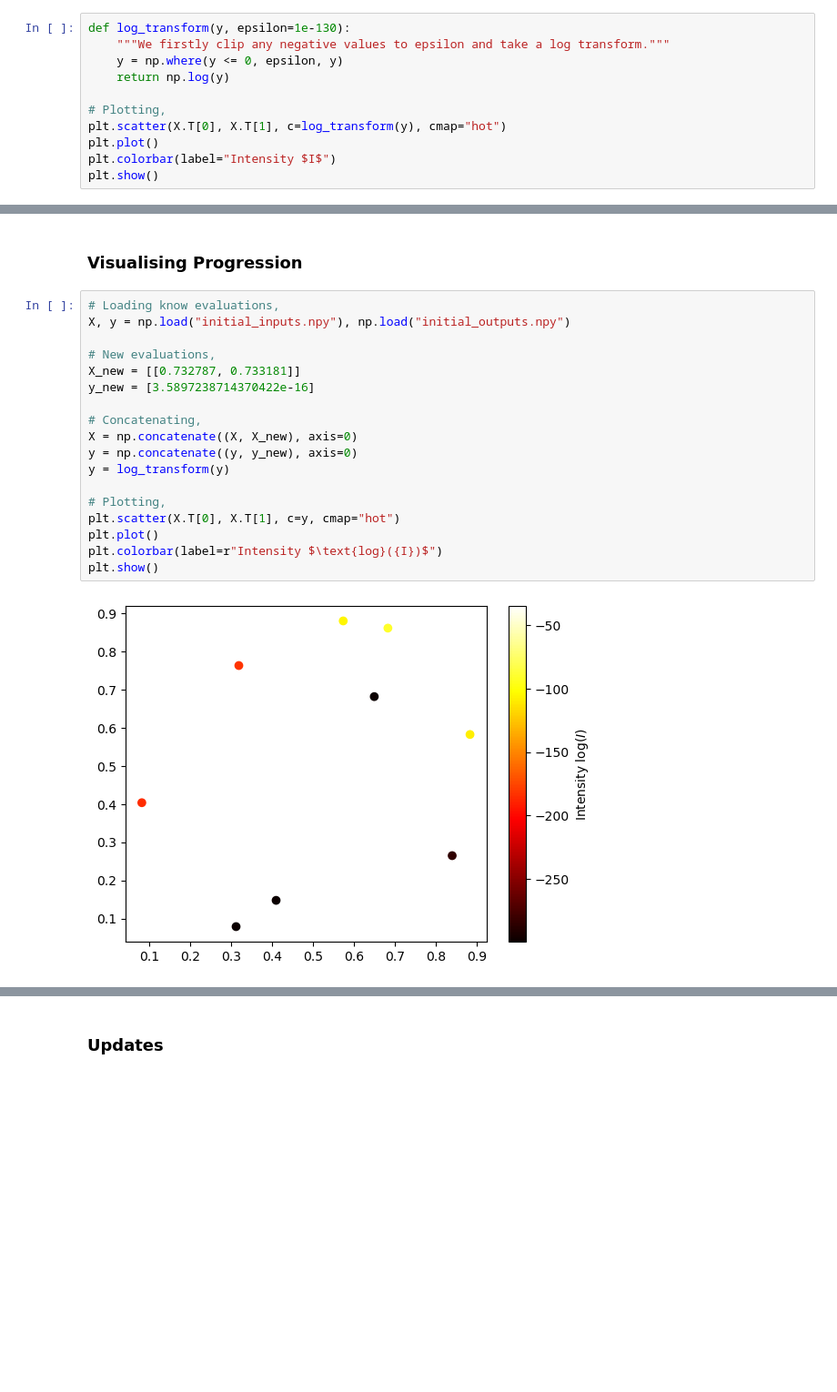
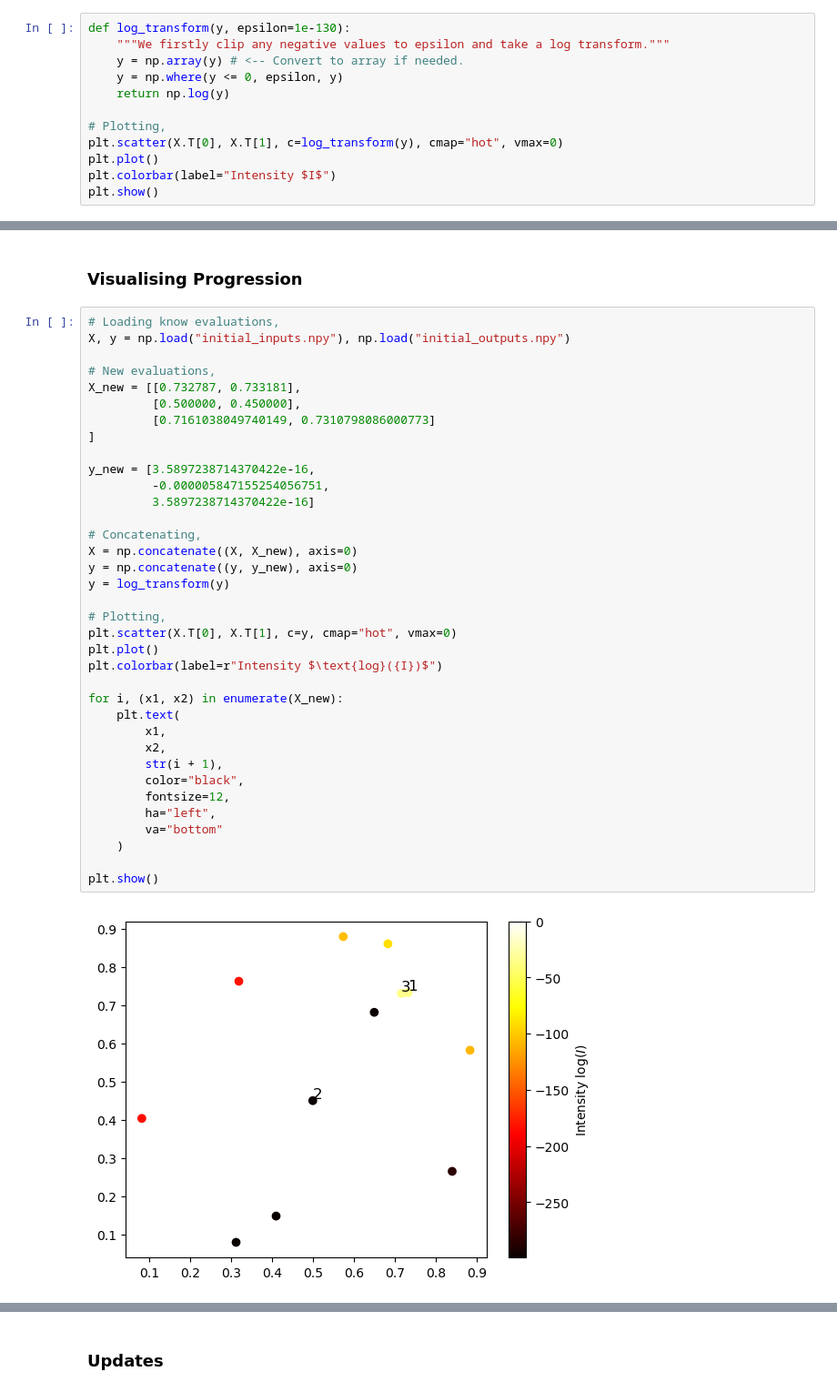
Before and after one commit to prithvi-ramrucha/Capstone-Project, a Jupyter notebook: Function 1/Function 1.ipynb, the cells around one changed output, grey strips where cells are left out. Shown at 91% size. Drawn from its saved outputs; the diff is of its cells as text; blank space fills up the shorter version.

```diff
--- a/Function 1/Function 1.ipynb
+++ b/Function 1/Function 1.ipynb
@@ -53,11 +53,12 @@ Values which are negative are clipped to a small positive non-zero value $\epsil
 # %%
 def log_transform(y, epsilon=1e-130):
     """We firstly clip any negative values to epsilon and take a log transform."""
+    y = np.array(y) # <-- Convert to array if needed.
     y = np.where(y <= 0, epsilon, y)
     return np.log(y)
 
 # Plotting,
-plt.scatter(X.T[0], X.T[1], c=log_transform(y), cmap="hot")
+plt.scatter(X.T[0], X.T[1], c=log_transform(y), cmap="hot", vmax=0)
 plt.plot()
 plt.colorbar(label="Intensity $I$")
 plt.show()
@@ -178,20 +179,38 @@ Point Query 2: [0.7258572437999095, 0.7319450456407999]
 # %%
 # Loading know evaluations,
 X, y = np.load("initial_inputs.npy"), np.load("initial_outputs.npy")
 
 # New evaluations,
-X_new = [[0.732787, 0.733181]]
-y_new = [3.5897238714370422e-16]
+X_new = [[0.732787, 0.733181],
+         [0.500000, 0.450000],
+         [0.7161038049740149, 0.7310798086000773]
+]
+
+y_new = [3.5897238714370422e-16,
+         -0.000005847155254056751,
+         3.5897238714370422e-16]
 
 # Concatenating,
 X = np.concatenate((X, X_new), axis=0)
 y = np.concatenate((y, y_new), axis=0)
 y = log_transform(y)
 
 # Plotting,
-plt.scatter(X.T[0], X.T[1], c=y, cmap="hot")
+plt.scatter(X.T[0], X.T[1], c=y, cmap="hot", vmax=0)
 plt.plot()
 plt.colorbar(label=r"Intensity $\text{log}({I})$")
+
+for i, (x1, x2) in enumerate(X_new):
+    plt.text(
+        x1,
+        x2,
+        str(i + 1),
+        color="black",
+        fontsize=12,
+        ha="left",
+        va="bottom"
+    )
+
 plt.show()
 # %% [output]
-[figure, old version]
+[figure, new version]
```
Also changed, not shown: parts of 4 cells of this notebook, 19 other files.
